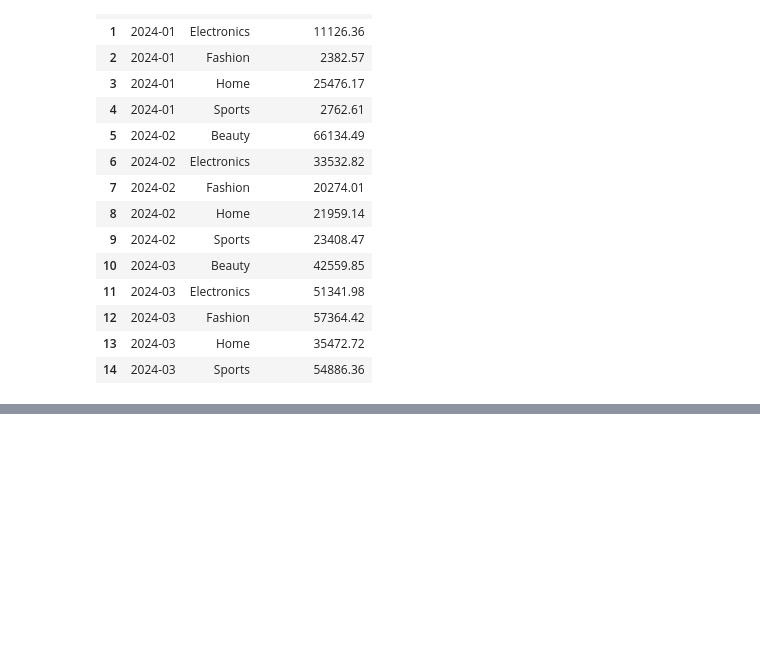
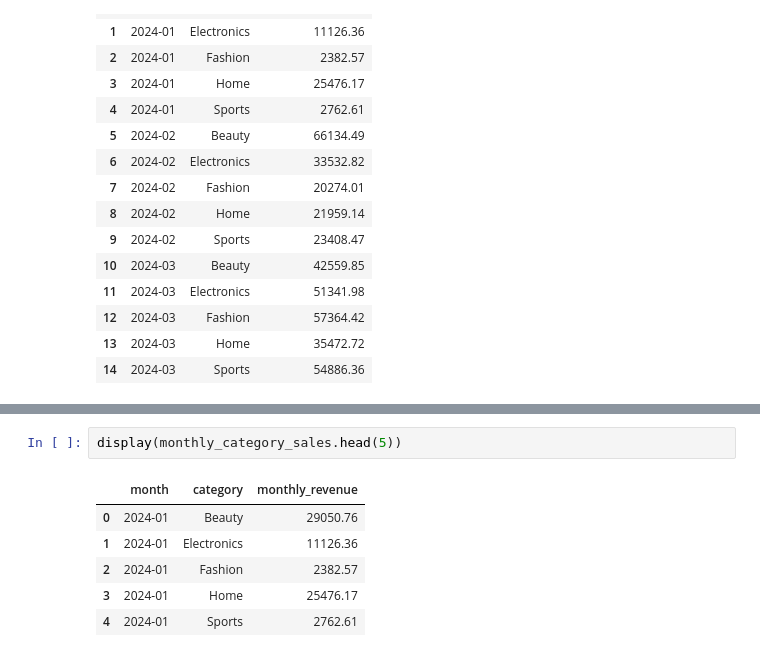
Before and after one commit to Mohammedvahith/E-commerce-Sales-Customer-Analytics, a Jupyter notebook: shopease-analytics/notebooks/03_eda.ipynb, the cells around one changed output, grey strips where cells are left out. Saved outputs shown, nothing was run; the diff lists cells and outputs as text; blank space fills up the shorter version.

```diff
--- a/shopease-analytics/notebooks/03_eda.ipynb
+++ b/shopease-analytics/notebooks/03_eda.ipynb
@@ -2504,0 +2510,9 @@ display(monthly_category_sales.head(15))
+# %%
+display(monthly_category_sales.head(5))
+# %% [output]
+|  | month | category | monthly_revenue |
+| 0 | 2024-01 | Beauty | 29050.76 |
+| 1 | 2024-01 | Electronics | 11126.36 |
+| 2 | 2024-01 | Fashion | 2382.57 |
+| 3 | 2024-01 | Home | 25476.17 |
+| 4 | 2024-01 | Sports | 2762.61 |
```
Also changed, not shown: parts of 3 cells of this notebook.
